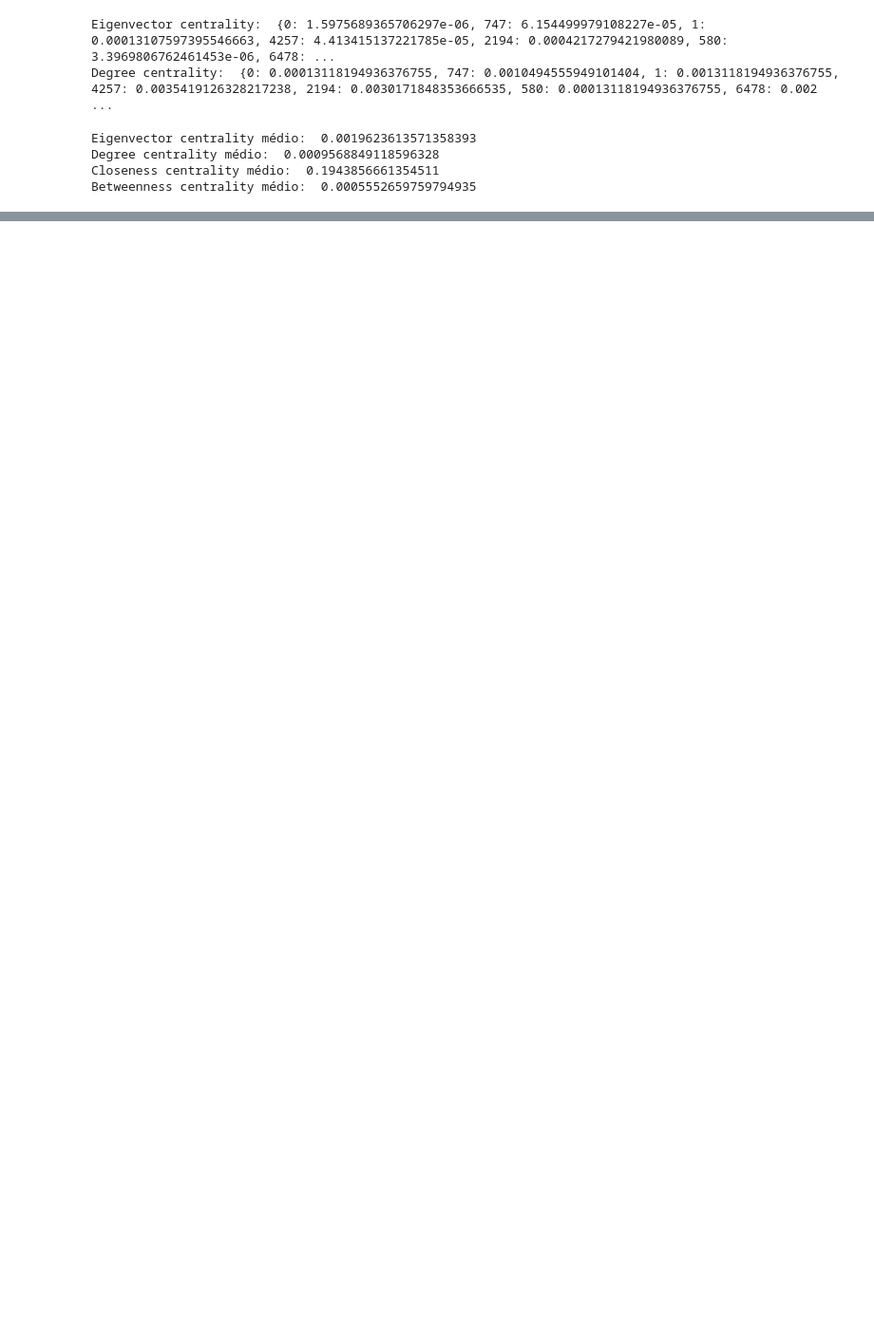
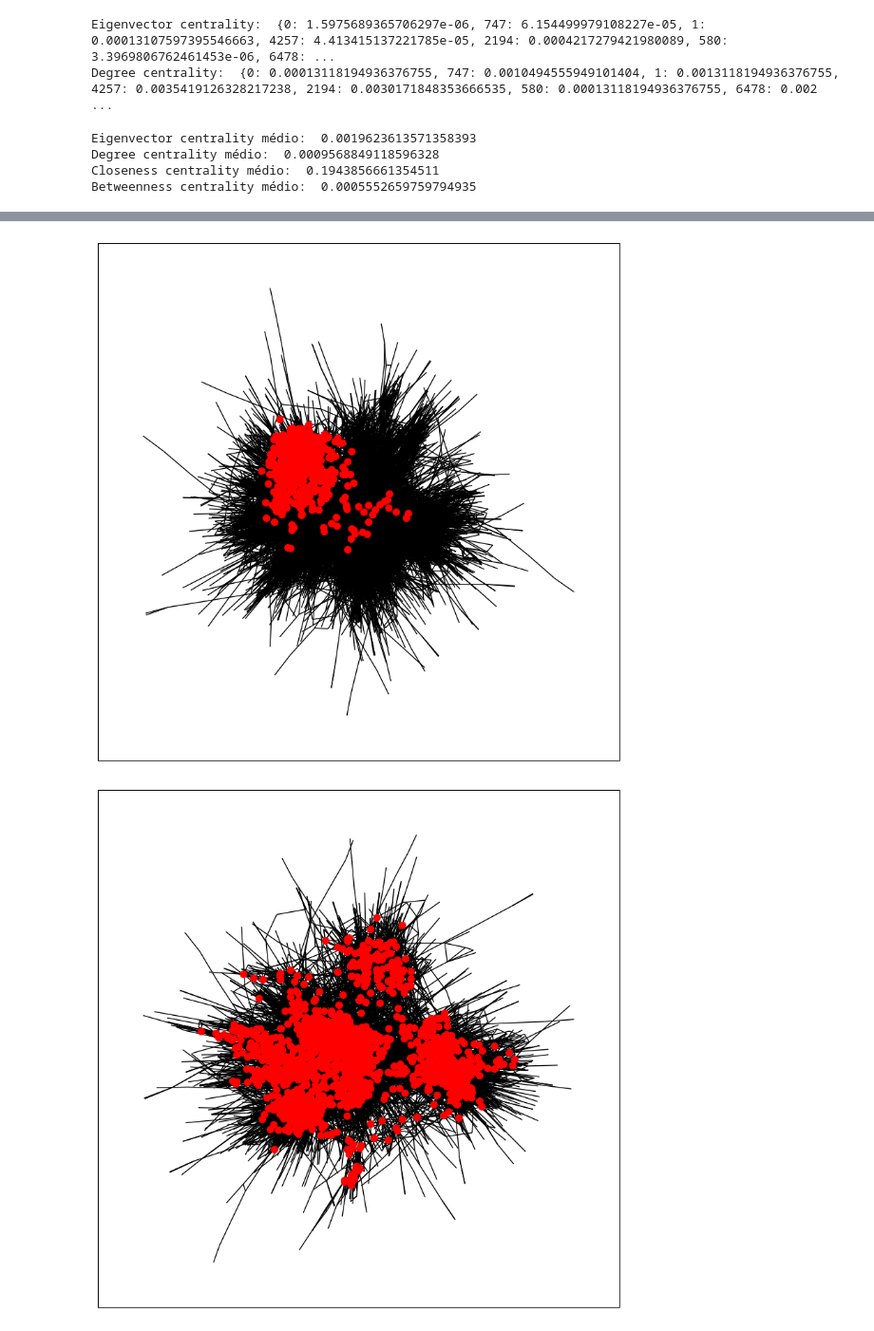
Before and after one commit to ZariTen/projeto_analise_redes, a Jupyter notebook: projeto.ipynb, the cells around one changed output, grey strips where cells are left out. Shown at 95% size. Drawn from its saved outputs; the diff is of its cells as text; code cells hidden in the pictures; blank space fills up the shorter version.

```diff
--- a/projeto.ipynb
+++ b/projeto.ipynb
@@ -139,3 +159,17 @@ Eigenvector centrality médio:  0.0019623613571358393
 Degree centrality médio:  0.0009568849118596328
 Closeness centrality médio:  0.1943856661354511
 Betweenness centrality médio:  0.0005552659759794935
+# %%
+# Visualizando os nós importantes usando as métricas de Eigenvector centrality, Degree centrality, Closeness centrality e Betweenness centrality
+# Eigenvector centrality
+eigenvector_importantes = [k for k, v in eigenvector.items() if v > eigenvector_medio]
+print('Eigenvector centrality importantes: ', eigenvector_importantes)
+# Degree centrality
+degree_importantes = [k for k, v in degree.items() if v > degree_medio]
+print('Degree centrality importantes: ', degree_importantes)
+# Closeness centrality
+closeness_importantes = [k for k, v in closeness.items() if v > closeness_medio]
+print('Closeness centrality importantes: ', closeness_importantes)
+# Betweenness centrality
+betweenness_importantes = [k for k, v in betweenness.items() if v > betweenness_medio]
+print('Betweenness centrality importantes: ', betweenness_importantes)
@@ -141,0 +181,19 @@ Betweenness centrality médio:  0.0005552659759794935
+# %%
+plt.figure(figsize=(10,10))
+nx.draw_networkx(G, pos=nx.spring_layout(G), nodelist=eigenvector_importantes, node_color='r', node_size=50, with_labels=False)
+plt.show()
+
+plt.figure(figsize=(10,10))
+nx.draw_networkx(G, pos=nx.spring_layout(G), nodelist=degree_importantes, node_color='r', node_size=50, with_labels=False)
+plt.show()
+
+plt.figure(figsize=(10,10))
+nx.draw_networkx(G, pos=nx.spring_layout(G), nodelist=closeness_importantes, node_color='r', node_size=50, with_labels=False)
+plt.show()
+
+plt.figure(figsize=(10,10))
+nx.draw_networkx(G, pos=nx.spring_layout(G), nodelist=betweenness_importantes, node_color='r', node_size=50, with_labels=False)
+plt.show()
+# %% [output]
+[figure, added]
+[figure, added]
```
Also changed, not shown: parts of 9 cells of this notebook.
